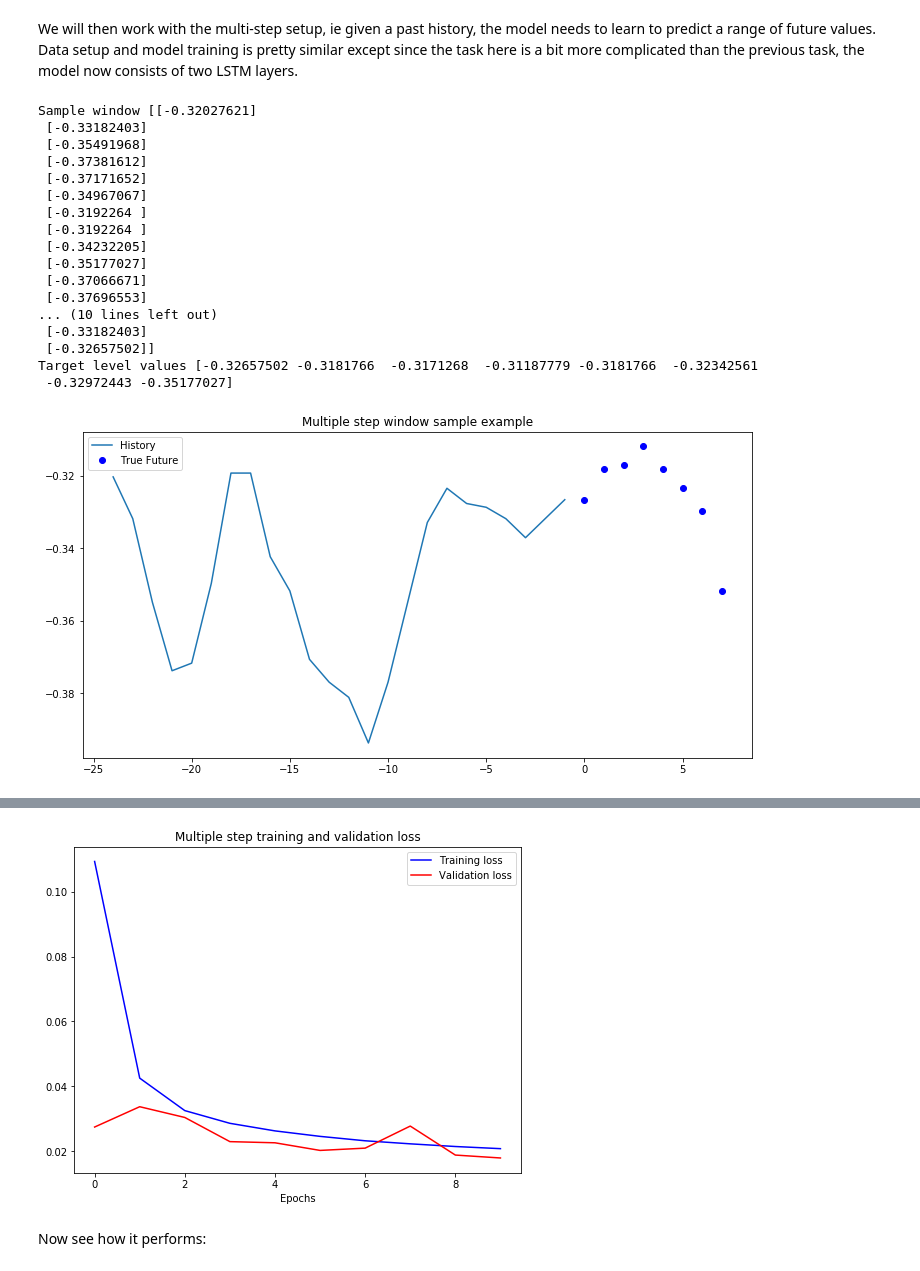
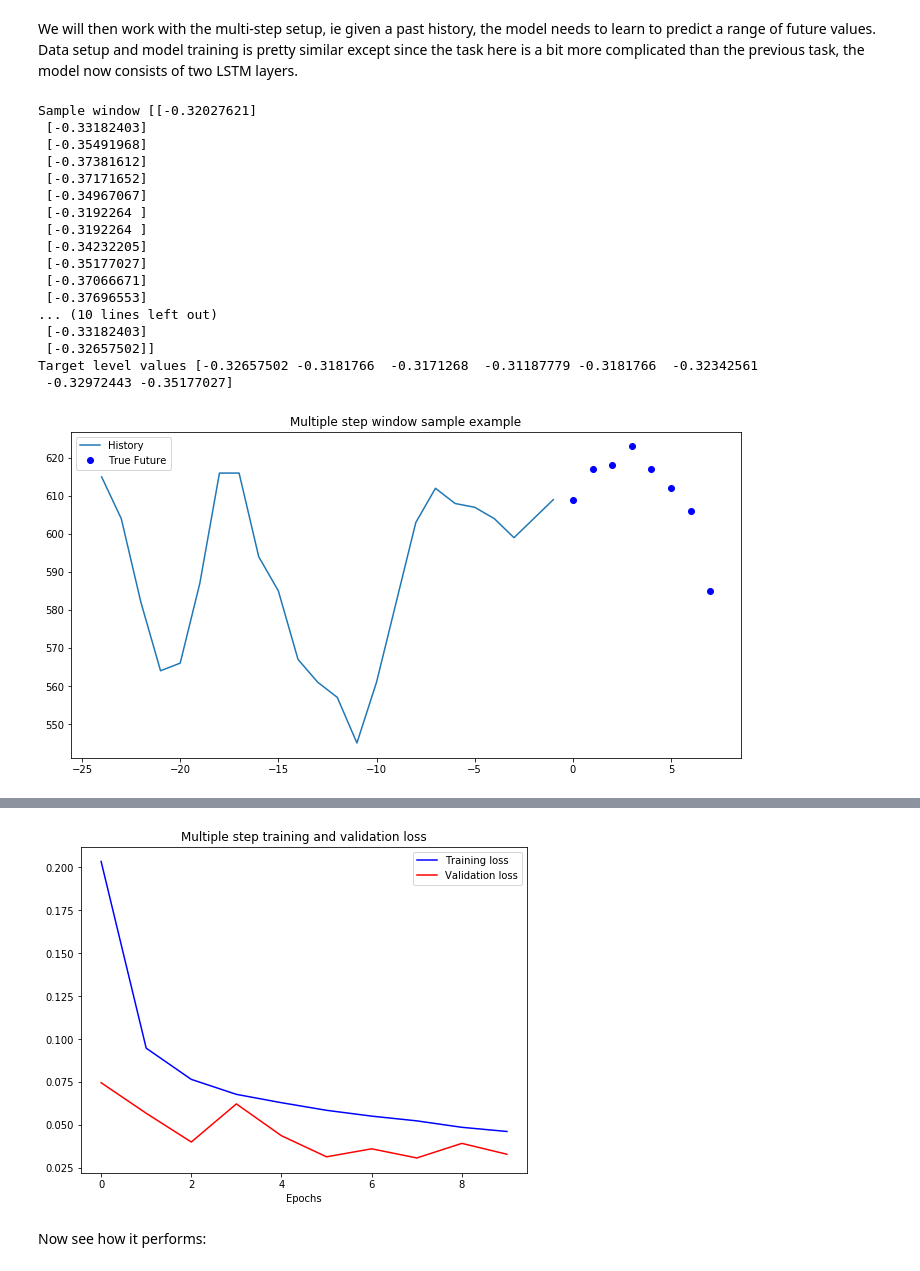
Before and after one commit to kalisio/water-level-forecasting, a Jupyter notebook: hubeau_univariate.ipynb, the cells around one changed output, grey strips where cells are left out. Drawn from its saved outputs; the diff is of its cells as text; code cells hidden in the pictures.

Commit message:
Added (de)normalization and errors computation

```diff
--- a/hubeau_univariate.ipynb
+++ b/hubeau_univariate.ipynb
@@ -56,8 +64,14 @@ def data_windows(dataset, start_index, end_index, history_size, target_size, sin
 Now we define some constants for model fit and some helper functions to display model performances:
 # %%
 epochs = 10
-steps_per_epoch = 1000
-validation_steps = 500
+steps_per_epoch = 100
+validation_steps = 50
+
+def normalize(data, mean, std):
+  return (data - mean) / std
+
+def denormalize(data, mean, std):
+  return data * std + mean
 
 def plot_train_history(history, title):
   loss = history.history['loss']
@@ -72,7 +86,7 @@ def plot_train_history(history, title):
   plt.legend()
   plt.show()
 
-def show_single_plot(plot_data, future, title):
+def show_single_plot(plot_data, future, title, mean, std):
   labels = ['History', 'True Future', 'Model Prediction']
   marker = ['.-', 'rx', 'go']
   time_steps = list(range(-plot_data[0].shape[0], 0))
@@ -84,26 +98,26 @@ def show_single_plot(plot_data, future, title):
   plt.title(title)
   for i, x in enumerate(plot_data):
     if i:
-      plt.plot(delta, plot_data[i], marker[i], markersize=10,
+      plt.plot(delta, denormalize(plot_data[i], mean, std), marker[i], markersize=10,
                label=labels[i])
     else:
-      plt.plot(time_steps, plot_data[i].flatten(), marker[i], label=labels[i])
+      plt.plot(time_steps, denormalize(plot_data[i].flatten(), mean, std), marker[i], label=labels[i])
   plt.legend()
   plt.xlim([time_steps[0], (delta+5)])
   plt.xlabel('Time Step')
   plt.show()
 
-def show_multiple_plot(history, true_future, prediction, title):
+def show_multiple_plot(history, true_future, prediction, title, mean, std):
   plt.figure(figsize=(12, 6))
   num_in = list(range(-len(history), 0))
   num_out = len(true_future)
 
   plt.title(title)
-  plt.plot(num_in, np.array(history), label='History')
-  plt.plot(np.arange(num_out), np.array(true_future), 'bo',
+  plt.plot(num_in, np.array(denormalize(history, mean, std)), label='History')
+  plt.plot(np.arange(num_out), np.array(denormalize(true_future, mean, std)), 'bo',
            label='True Future')
   if prediction.any():
-    plt.plot(np.arange(num_out), np.array(prediction), 'ro',
+    plt.plot(np.arange(num_out), np.array(denormalize(prediction, mean, std)), 'ro',
              label='Predicted Future')
   plt.legend(loc='upper left')
   plt.show()
@@ -121,6 +135,17 @@ def show_prediction(data, prediction, title):
   plt.legend()
   plt.xlabel('Time Step')
   plt.show()
+  mae = np.absolute(np.subtract(data,prediction)).mean()
+  print ('Mean Absolute Error {}'.format(mae))
+  mae = np.max(np.subtract(data,prediction))
+  print ('Max Absolute Error {}'.format(mae))
+  mape = np.absolute(np.divide(np.subtract(data,prediction), data)).mean()
+  print ('Mean Absolute Percentage Error {}%'.format(100*mape))
+  mape = np.max(np.absolute(np.divide(np.subtract(data,prediction), data)))
+  print ('Max Absolute Percentage Error {}%'.format(100*mape))
+  mse = np.square(np.subtract(data,prediction)).mean()
+  print ('Mean Squared Error {}'.format(mse))
+  print ('Root Mean Squared Error {}'.format(math.sqrt(mse)))
 # %% [markdown]
 Let's keep 75% of data to train (remaining will be the validation dataset) and standardize the data:
 # %%
@@ -129,7 +154,7 @@ print('Training dataset length is {} for total data length {}'.format(train_spli
 mean = data.values[:train_split].mean()
 std = data.values[:train_split].std()
 print ('Training Mean value {} - Std value {}'.format(mean, std))
-ndata = (data.values-mean)/std
+ndata = normalize(data.values, mean, std)
 # %% [output]
 Training dataset length is 1080 for total data length 1440
 Training Mean value 920.0824074074075 - Std value 952.5603284412648
@@ -248,7 +279,7 @@ x_validate, y_validate = data_windows(ndata, train_split, None, history, future,
 print ('Sample window {}'.format(x_train[0]))
 print ('Target level values {}'.format(y_train[0]))
 
-show_multiple_plot(x_train[0], y_train[0], np.empty([0]), 'Multiple step window sample example')
+show_multiple_plot(x_train[0], y_train[0], np.empty([0]), 'Multiple step window sample example', mean, std)
 
 train = tf.data.Dataset.from_tensor_slices((x_train, y_train))
 train = train.cache().shuffle(buffer_size).batch(batch_size).repeat()
@@ -285,4 +316,4 @@ Sample window [[-0.32027621]
  [-0.32657502]]
 Target level values [-0.32657502 -0.3181766  -0.3171268  -0.31187779 -0.3181766  -0.32342561
  -0.32972443 -0.35177027]
-[figure, old version]
+[figure, new version]
@@ -306,4 +337,4 @@ Epoch 10/10
-[figure, old version]
+[figure, new version]
 # %% [markdown]
 Now see how it performs:
 # %%
```
Also changed, not shown: parts of 9 cells of this notebook.
